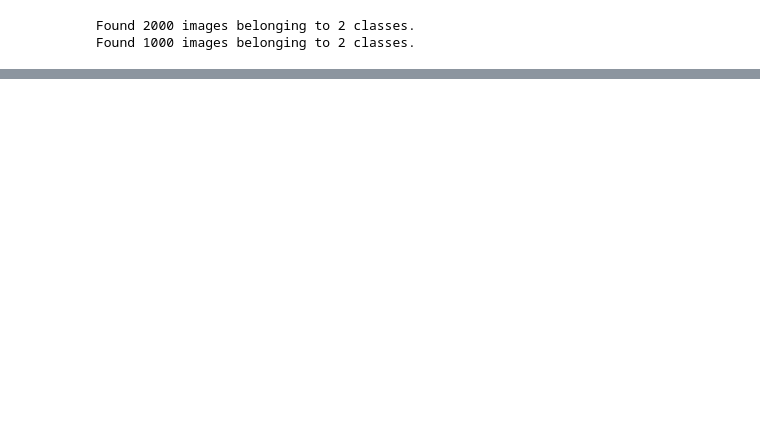
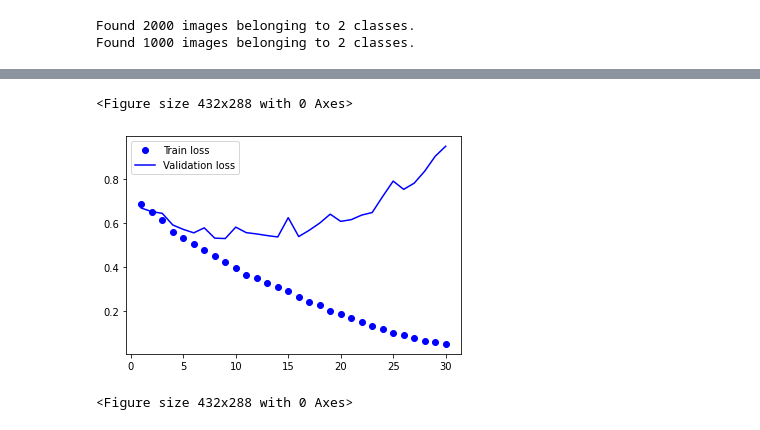
Before and after one commit to TheKoSmOnAvT/MlStudy, a Jupyter notebook: book/catVSdogs/catVSdogs.ipynb, the cells around one changed output, grey strips where cells are left out. Saved outputs shown, nothing was run; the diff lists cells and outputs as text; code cells hidden in the pictures; blank space fills up the shorter version.

```diff
--- a/book/catVSdogs/catVSdogs.ipynb
+++ b/book/catVSdogs/catVSdogs.ipynb
@@ -147,0 +144,9 @@ KeyboardInterrupt:
+# %%
+plt.plot(epochs, loss, 'bo', label='Train loss')
+plt.plot(epochs, val_loss, 'b', label='Validation loss')
+plt.legend()
+plt.figure()
+# %% [output]
+<Figure size 432x288 with 0 Axes>
+[figure, added]
+<Figure size 432x288 with 0 Axes>
```
Also changed, not shown: parts of 23 cells of this notebook, 2 other files.
